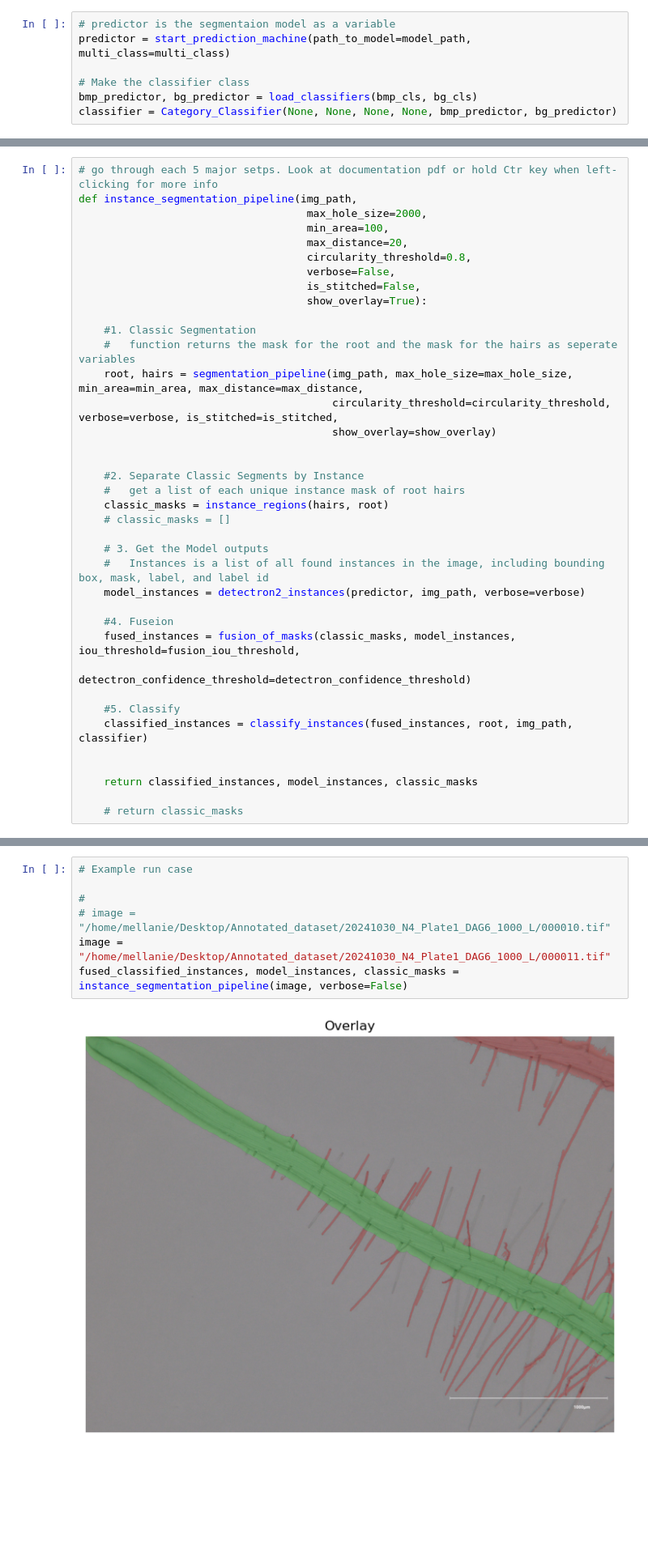
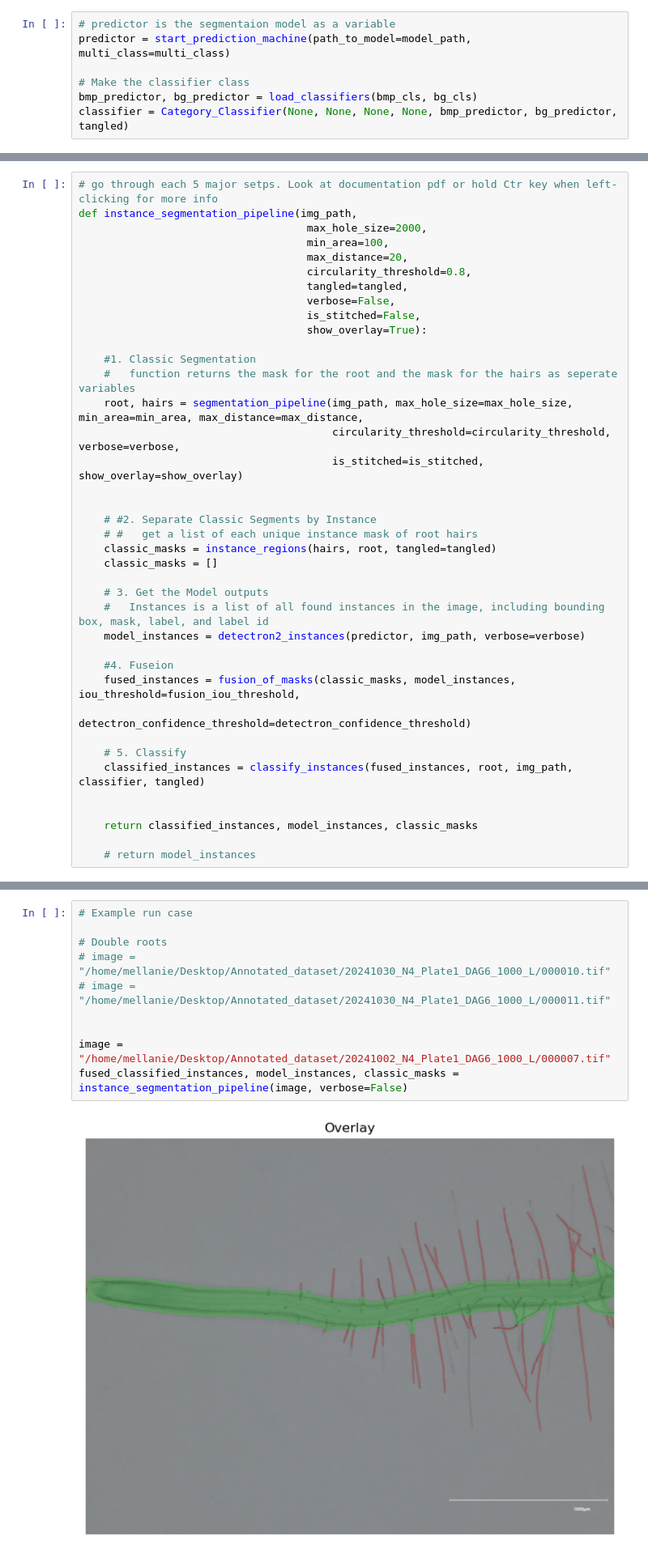
Before and after one commit to Tristant2005/DAAD_Tristan_Bioinformatics_2026, a Jupyter notebook: pipeline.ipynb, the cells around one changed output, grey strips where cells are left out. Shown at 81% size. Drawn from its saved outputs; the diff is of its cells as text; blank space fills up the shorter version.

```diff
--- a/pipeline.ipynb
+++ b/pipeline.ipynb
@@ -89,7 +105,7 @@ predictor = start_prediction_machine(path_to_model=model_path, multi_class=multi
 
 # Make the classifier class
 bmp_predictor, bg_predictor = load_classifiers(bmp_cls, bg_cls)
-classifier = Category_Classifier(None, None, None, None, bmp_predictor, bg_predictor)
+classifier = Category_Classifier(None, None, None, None, bmp_predictor, bg_predictor, tangled)
 # %% [output]
 https://scikit-learn.org/stable/model_persistence.html#security-maintainability-limitations
   warnings.warn(
@@ -106,6 +122,7 @@ def instance_segmentation_pipeline(img_path,
                                     min_area=100,
                                     max_distance=20,
                                     circularity_threshold=0.8,
+                                    tangled=tangled,
                                     verbose=False,
                                     is_stitched=False,
                                     show_overlay=True):
@@ -113,14 +130,14 @@ def instance_segmentation_pipeline(img_path,
     #1. Classic Segmentation
     #   function returns the mask for the root and the mask for the hairs as seperate variables
     root, hairs = segmentation_pipeline(img_path, max_hole_size=max_hole_size, min_area=min_area, max_distance=max_distance,
-                                        circularity_threshold=circularity_threshold, verbose=verbose, is_stitched=is_stitched,
-                                        show_overlay=show_overlay)
+                                        circularity_threshold=circularity_threshold, verbose=verbose,
+                                        is_stitched=is_stitched, show_overlay=show_overlay)
 
 
-    #2. Separate Classic Segments by Instance
-    #   get a list of each unique instance mask of root hairs
-    classic_masks = instance_regions(hairs, root)
-    # classic_masks = []
+    # #2. Separate Classic Segments by Instance
+    # #   get a list of each unique instance mask of root hairs
+    classic_masks = instance_regions(hairs, root, tangled=tangled)
+    classic_masks = []
 
     # 3. Get the Model outputs
     #   Instances is a list of all found instances in the image, including bounding box, mask, label, and label id
@@ -130,13 +147,13 @@ def instance_segmentation_pipeline(img_path,
     fused_instances = fusion_of_masks(classic_masks, model_instances, iou_threshold=fusion_iou_threshold,
                                       detectron_confidence_threshold=detectron_confidence_threshold)
 
-    #5. Classify
-    classified_instances = classify_instances(fused_instances, root, img_path, classifier)
+    # 5. Classify
+    classified_instances = classify_instances(fused_instances, root, img_path, classifier, tangled)
 
 
     return classified_instances, model_instances, classic_masks
 
-    # return classic_masks
+    # return model_instances
 # %%
 import imagesize
 from pathlib import Path
@@ -216,12 +233,15 @@ Example use
 # %%
 # Example run case
 
-#
+# Double roots
 # image = "/home/mellanie/Desktop/Annotated_dataset/20241030_N4_Plate1_DAG6_1000_L/000010.tif"
-image = "/home/mellanie/Desktop/Annotated_dataset/20241030_N4_Plate1_DAG6_1000_L/000011.tif"
+# image = "/home/mellanie/Desktop/Annotated_dataset/20241030_N4_Plate1_DAG6_1000_L/000011.tif"
+
+
+image = "/home/mellanie/Desktop/Annotated_dataset/20241002_N4_Plate1_DAG6_1000_L/000007.tif"
 fused_classified_instances, model_instances, classic_masks = instance_segmentation_pipeline(image, verbose=False)
 # %% [output]
-[figure, old version]
+[figure, new version]
 # %%
 from collections import defaultdict
 import cv2
```
Also changed, not shown: parts of 3 cells of this notebook, 26 other files.
